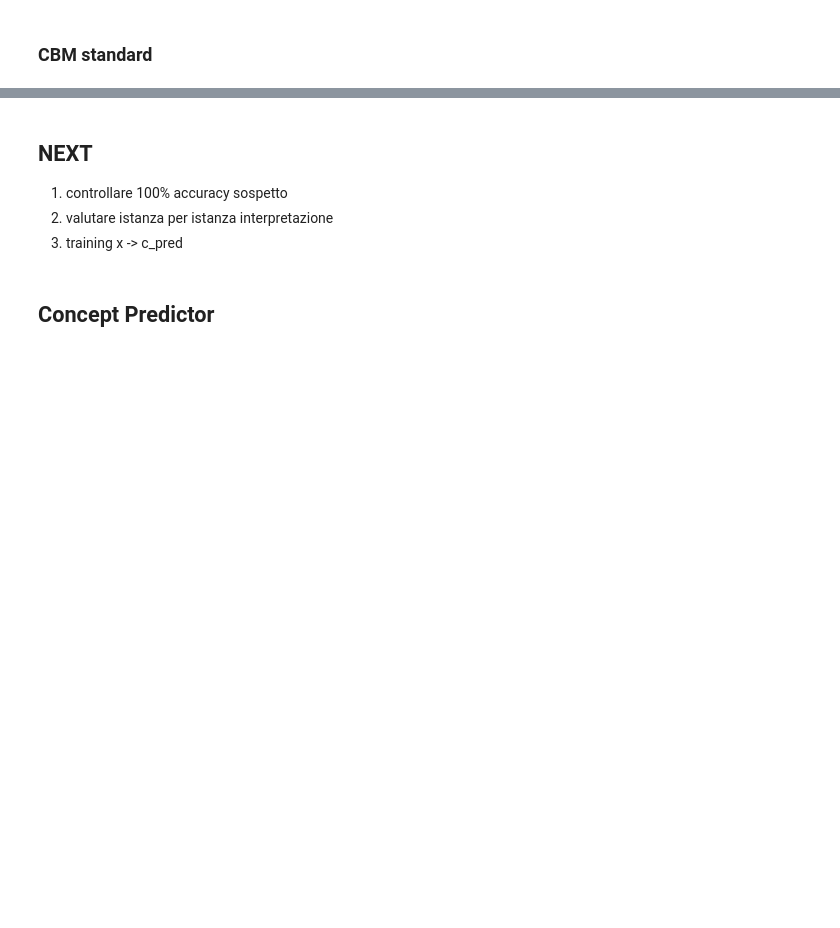
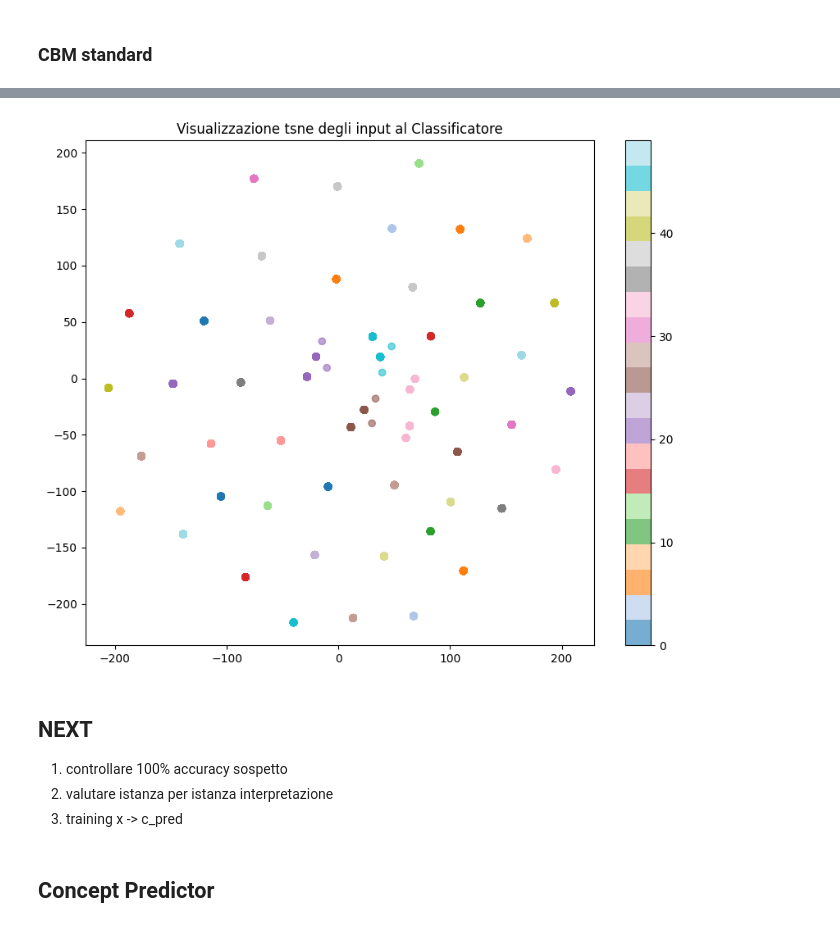
Before and after one commit to stefano-gamba/BoxEmbeddingCBM, a Jupyter notebook: notebooks/independent_training.ipynb, the cells around one changed output, grey strips where cells are left out. Saved outputs shown, nothing was run; the diff lists cells and outputs as text; code cells hidden in the pictures; blank space fills up the shorter version.

```diff
--- a/notebooks/independent_training.ipynb
+++ b/notebooks/independent_training.ipynb
@@ -390,11 +506,14 @@ explain_prediction(c_model, test_dataloader, concepts, classes, class_concept_ma
 # %%
 from src.CHM.interpretation import visualizza_separabilita, shuffle_test
 
 visualizza_separabilita(
     model=c_model,
     test_dataloader=test_dataloader,
     class_concept_matrix=class_concept_matrix,
     boxes_tensor=box_tensors,
     info=info,
-    bipolar=bipolar
+    bipolar=bipolar,
+    projection_method='tsne'
 )
+# %% [output]
+[figure, added]
```
Also changed, not shown: parts of 31 cells of this notebook, 2 other files.
